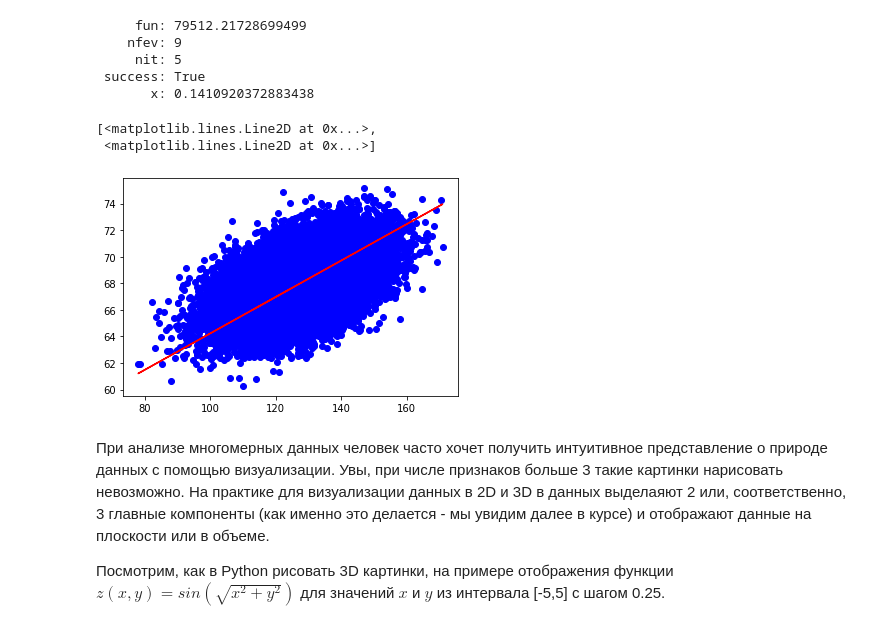
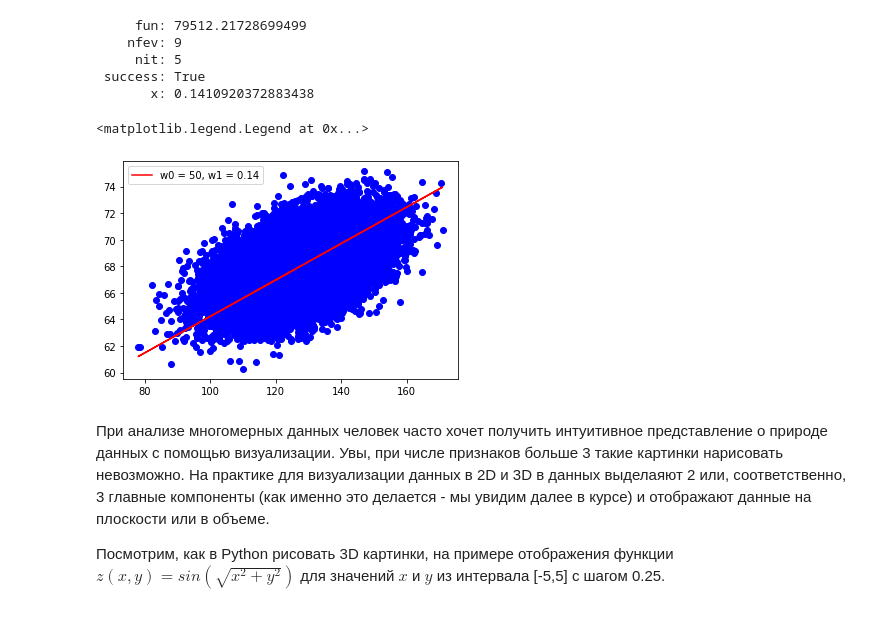
Before and after one commit to nikage/ds-and-ml-course, a Jupyter notebook: task1 2/linreg_height_weight.ipynb, the cells around one changed output. Drawn from its saved outputs; the diff is of its cells as text; code cells hidden in the pictures.

```diff
--- a/task1 2/linreg_height_weight.ipynb
+++ b/task1 2/linreg_height_weight.ipynb
@@ -209,11 +212,12 @@ res
        x: 0.1410920372883438
 # %%
 # Ваш код здесь
-plt.plot(data['Weight'], data['Height'], 'ob', data['Weight'], get_line(50, 0.14), '-r')
+plt.plot(data['Weight'], data['Height'], 'ob')
+plt.plot(data['Weight'], get_line(50, 0.14), '-r', label='w0 = 50, w1 = 0.14')
+plt.legend()
 # %% [output]
-[<matplotlib.lines.Line2D at 0x...>,
- <matplotlib.lines.Line2D at 0x...>]
+<matplotlib.legend.Legend at 0x...>
-[figure, old version]
+[figure, new version]
 # %% [markdown]
 При анализе многомерных данных человек часто хочет получить интуитивное представление о природе данных с помощью визуализации. Увы, при числе признаков больше 3 такие картинки нарисовать невозможно. На практике для визуализации данных в 2D и 3D в данных выделаяют 2 или, соответственно, 3 главные компоненты (как именно это делается - мы увидим далее в курсе) и отображают данные на плоскости или в объеме.
 
```
Also changed, not shown: parts of 3 cells of this notebook.
